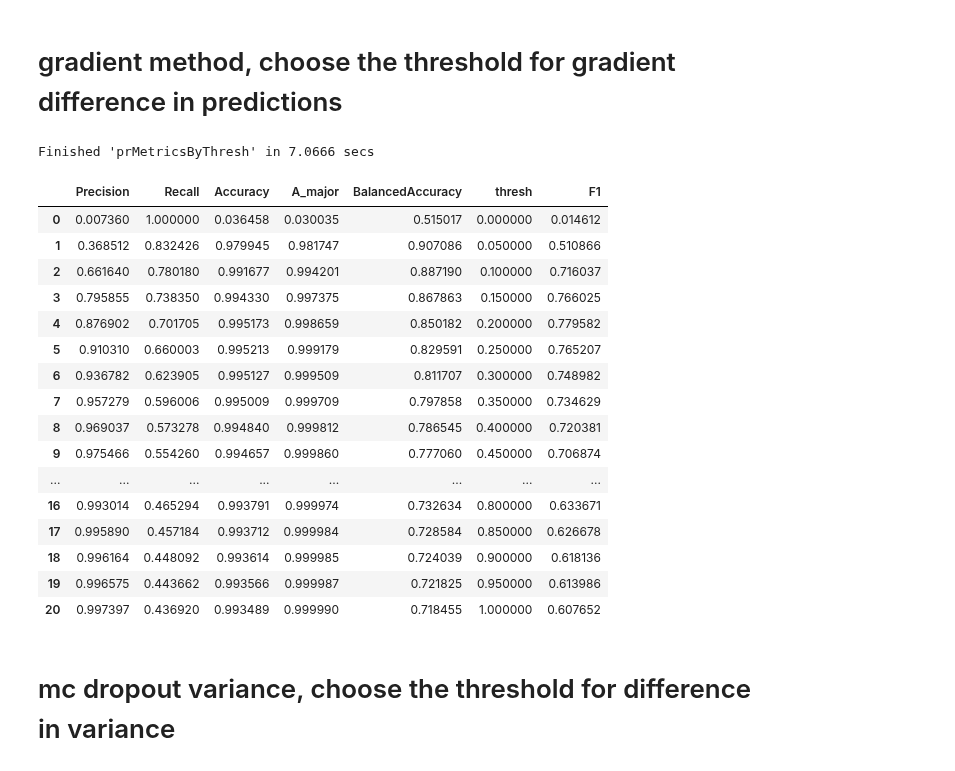
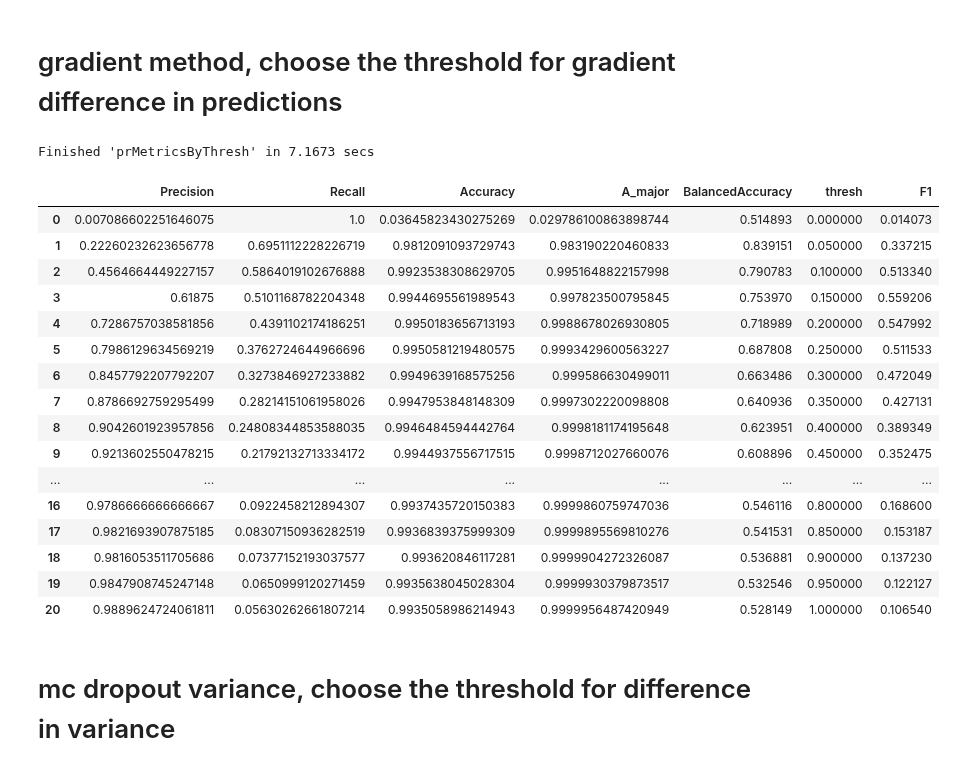
Before and after one commit to RichRast/Ge3Net, a Jupyter notebook: Notebooks/Shared_Notebooks/Geography_changepoints_Analysis.ipynb, the cells around one changed output. Saved outputs shown, nothing was run; the diff lists cells and outputs as text; code cells hidden in the pictures.

```diff
--- a/Notebooks/Shared_Notebooks/Geography_changepoints_Analysis.ipynb
+++ b/Notebooks/Shared_Notebooks/Geography_changepoints_Analysis.ipynb
@@ -70,7 +72,7 @@ import test
 # chm22 pca full dataset and model
 labels_path = osp.join(os.environ['OUT_PATH'],'humans/labels/data_id_1_geo')
 data_path = osp.join(os.environ['OUT_PATH'],'humans/labels/data_id_1_geo')
-models_path=osp.join(os.environ['OUT_PATH'],'humans/training/Model_B_exp_id_9_data_id_1_geo/')
+models_path=osp.join(os.environ['OUT_PATH'],'humans/training/Model_B_exp_id_33_data_id_1_geo/')
 dataset_type='valid'
 # %%
 config={}
@@ -79,7 +81,7 @@ config['data.dir']=data_path
 config['models.dir']=models_path
 config['data.dataset_type']=dataset_type
 config['cuda']='cuda'
-config['model.loadBest']=False
+config['model.loadBest']=True
 json_path = osp.join(config['models.dir'], 'params.json')
 assert osp.isfile(json_path), "No json configuration file found at {}".format(json_path)
 params = Params(json_path)
@@ -87,7 +89,10 @@ params.rtnOuts=True
 params.mc_dropout=True
 params.mc_samples=100
 params.cp_tol=0
-results, valid_dataset=test.main(config, params)
+params.evalCp=True
+params.evalBalancedGcd=True
+params.evalExtraMainLosses=True
+results, valid_dataset, _, modelStats=test.main(config, params)
 # %% [output]
  device used: cuda
 Loading the datasets...
@@ -176,27 +182,27 @@ nnThresh=0.455
 # gradient method, choose the threshold for gradient difference in predictions
 # %%
 df_grad=prMetricsByThresh(cpMethod.gradient.name, torch.tensor(results.t_out.coord_main).float(), \
-                        valid_dataset.data['cps'].unsqueeze(2).float(), 20, 0,1)
+                        torch.tensor(valid_dataset.data['cps']).unsqueeze(2).float(), 20, 0,1)
 df_grad.style.background_gradient(cmap="Blues")
 # %% [output]
-Finished 'prMetricsByThresh' in 7.0666 secs
+Finished 'prMetricsByThresh' in 7.1673 secs
 |  | Precision | Recall | Accuracy | A_major | BalancedAccuracy | thresh | F1 |
-| 0 | 0.007360 | 1.000000 | 0.036458 | 0.030035 | 0.515017 | 0.000000 | 0.014612 |
-| 1 | 0.368512 | 0.832426 | 0.979945 | 0.981747 | 0.907086 | 0.050000 | 0.510866 |
-| 2 | 0.661640 | 0.780180 | 0.991677 | 0.994201 | 0.887190 | 0.100000 | 0.716037 |
-| 3 | 0.795855 | 0.738350 | 0.994330 | 0.997375 | 0.867863 | 0.150000 | 0.766025 |
-| 4 | 0.876902 | 0.701705 | 0.995173 | 0.998659 | 0.850182 | 0.200000 | 0.779582 |
-| 5 | 0.910310 | 0.660003 | 0.995213 | 0.999179 | 0.829591 | 0.250000 | 0.765207 |
-| 6 | 0.936782 | 0.623905 | 0.995127 | 0.999509 | 0.811707 | 0.300000 | 0.748982 |
-| 7 | 0.957279 | 0.596006 | 0.995009 | 0.999709 | 0.797858 | 0.350000 | 0.734629 |
-| 8 | 0.969037 | 0.573278 | 0.994840 | 0.999812 | 0.786545 | 0.400000 | 0.720381 |
-| 9 | 0.975466 | 0.554260 | 0.994657 | 0.999860 | 0.777060 | 0.450000 | 0.706874 |
+| 0 | 0.007086602251646075 | 1.0 | 0.03645823430275269 | 0.029786100863898744 | 0.514893 | 0.000000 | 0.014073 |
+| 1 | 0.22260232623656778 | 0.6951112228226719 | 0.9812091093729743 | 0.983190220460833 | 0.839151 | 0.050000 | 0.337215 |
+| 2 | 0.4564664449227157 | 0.5864019102676888 | 0.9923538308629705 | 0.9951648822157998 | 0.790783 | 0.100000 | 0.513340 |
+| 3 | 0.61875 | 0.5101168782204348 | 0.9944695561989543 | 0.997823500795845 | 0.753970 | 0.150000 | 0.559206 |
+| 4 | 0.7286757038581856 | 0.4391102174186251 | 0.9950183656713193 | 0.9988678026930805 | 0.718989 | 0.200000 | 0.547992 |
+| 5 | 0.7986129634569219 | 0.3762724644966696 | 0.9950581219480575 | 0.9993429600563227 | 0.687808 | 0.250000 | 0.511533 |
+| 6 | 0.8457792207792207 | 0.3273846927233882 | 0.9949639168575256 | 0.999586630499011 | 0.663486 | 0.300000 | 0.472049 |
+| 7 | 0.8786692759295499 | 0.28214151061958026 | 0.9947953848148309 | 0.9997302220098808 | 0.640936 | 0.350000 | 0.427131 |
+| 8 | 0.9042601923957856 | 0.24808344853588035 | 0.9946484594442764 | 0.9998181174195648 | 0.623951 | 0.400000 | 0.389349 |
+| 9 | 0.9213602550478215 | 0.21792132713334172 | 0.9944937556717515 | 0.9998712027660076 | 0.608896 | 0.450000 | 0.352475 |
 | ... | ... | ... | ... | ... | ... | ... | ... |
-| 16 | 0.993014 | 0.465294 | 0.993791 | 0.999974 | 0.732634 | 0.800000 | 0.633671 |
-| 17 | 0.995890 | 0.457184 | 0.993712 | 0.999984 | 0.728584 | 0.850000 | 0.626678 |
-| 18 | 0.996164 | 0.448092 | 0.993614 | 0.999985 | 0.724039 | 0.900000 | 0.618136 |
-| 19 | 0.996575 | 0.443662 | 0.993566 | 0.999987 | 0.721825 | 0.950000 | 0.613986 |
-| 20 | 0.997397 | 0.436920 | 0.993489 | 0.999990 | 0.718455 | 1.000000 | 0.607652 |
+| 16 | 0.9786666666666667 | 0.0922458212894307 | 0.9937435720150383 | 0.9999860759747036 | 0.546116 | 0.800000 | 0.168600 |
+| 17 | 0.9821693907875185 | 0.08307150936282519 | 0.9936839375999309 | 0.9999895569810276 | 0.541531 | 0.850000 | 0.153187 |
+| 18 | 0.9816053511705686 | 0.07377152193037577 | 0.993620846117281 | 0.9999904272326087 | 0.536881 | 0.900000 | 0.137230 |
+| 19 | 0.9847908745247148 | 0.0650999120271459 | 0.9935638045028304 | 0.9999930379873517 | 0.532546 | 0.950000 | 0.122127 |
+| 20 | 0.9889624724061811 | 0.05630262661807214 | 0.9935058986214943 | 0.9999956487420949 | 0.528149 | 1.000000 | 0.106540 |
 # %%
 gradThresh=0.1
 # %% [markdown]
```
Also changed, not shown: parts of 27 cells of this notebook, 3 other files.
